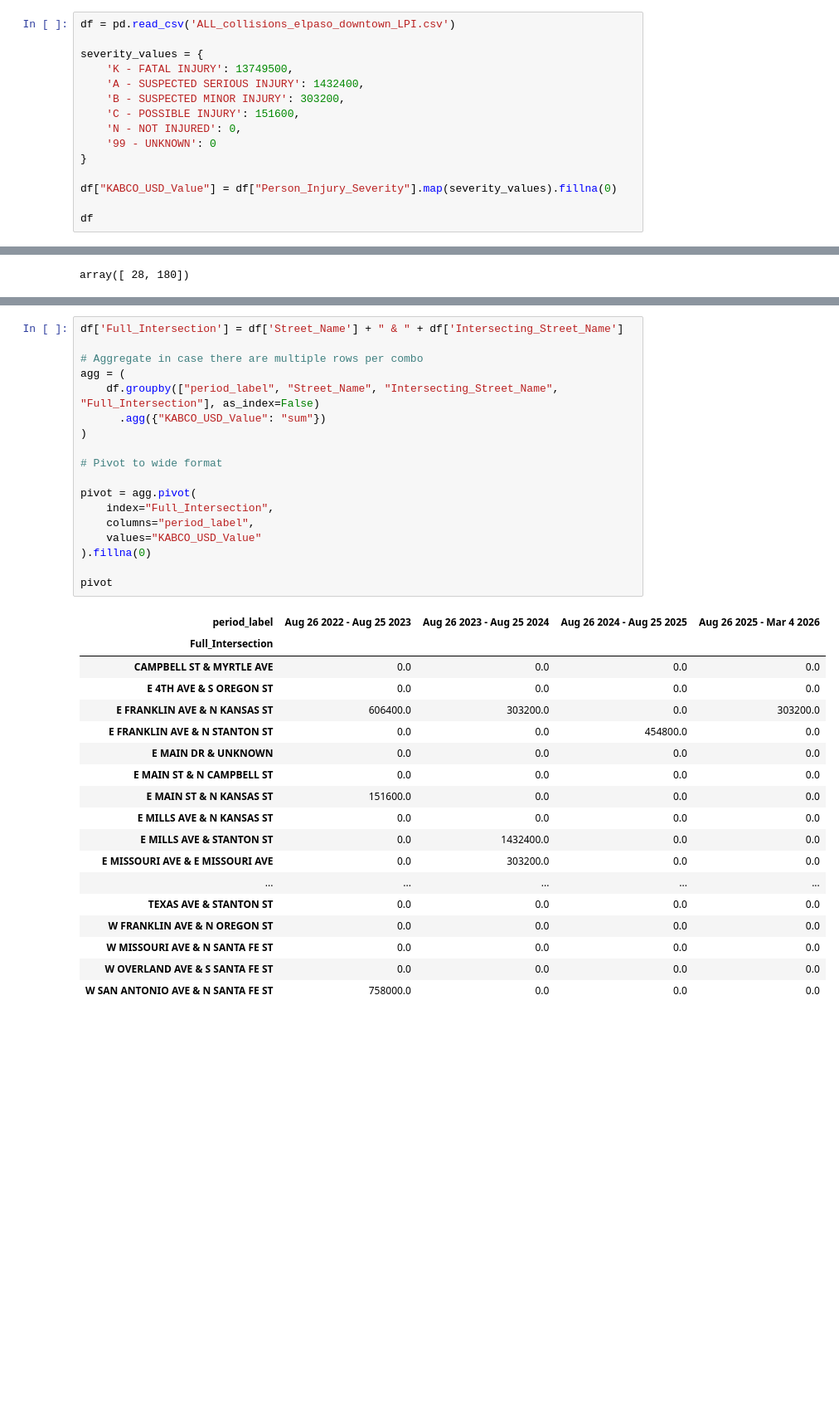
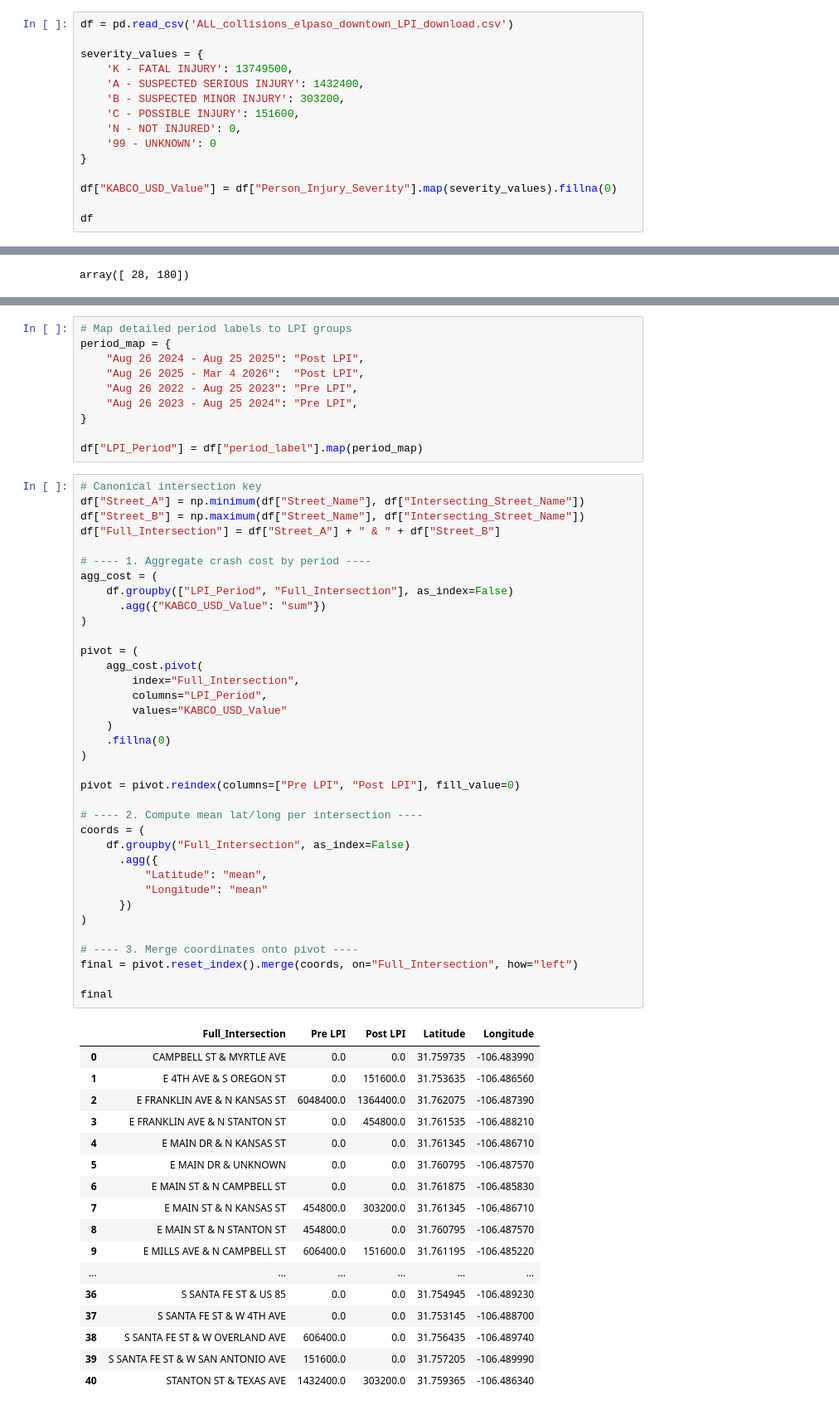
Before and after one commit to JoJo-eptx/el_paso_downtown_LPI_analysis, a Jupyter notebook: ep_collision_LPI_analysis.ipynb, the cells around one changed output, grey strips where cells are left out. Shown at 83% size. Drawn from its saved outputs; the diff is of its cells as text; blank space fills up the shorter version.

```diff
--- a/ep_collision_LPI_analysis.ipynb
+++ b/ep_collision_LPI_analysis.ipynb
@@ -8,5 +81,5 @@ from scipy.stats import fisher_exact
 # %%
-df = pd.read_csv('ALL_collisions_elpaso_downtown_LPI.csv')
+df = pd.read_csv('ALL_collisions_elpaso_downtown_LPI_download.csv')
 
 severity_values = {
     'K - FATAL INJURY': 13749500,
@@ -334,40 +407,67 @@ severity_counts
 | Aug 26 2023 - Aug 25 2024 | 2 | 13 | 56 | 22 | 126 | ... |
 | Aug 26 2024 - Aug 25 2025 | 0 | 0 | 13 | 23 | 96 | ... |
 | Aug 26 2025 - Mar 4 2026 | 0 | 0 | 15 | 16 | 45 | ... |
+# %%
+# Map detailed period labels to LPI groups
+period_map = {
+    "Aug 26 2024 - Aug 25 2025": "Post LPI",
+    "Aug 26 2025 - Mar 4 2026":  "Post LPI",
+    "Aug 26 2022 - Aug 25 2023": "Pre LPI",
+    "Aug 26 2023 - Aug 25 2024": "Pre LPI",
+}
+
+df["LPI_Period"] = df["period_label"].map(period_map)
 # %%
-df['Full_Intersection'] = df['Street_Name'] + " & " + df['Intersecting_Street_Name']
+# Canonical intersection key
+df["Street_A"] = np.minimum(df["Street_Name"], df["Intersecting_Street_Name"])
+df["Street_B"] = np.maximum(df["Street_Name"], df["Intersecting_Street_Name"])
+df["Full_Intersection"] = df["Street_A"] + " & " + df["Street_B"]
 
-# Aggregate in case there are multiple rows per combo
-agg = (
-    df.groupby(["period_label", "Street_Name", "Intersecting_Street_Name", "Full_Intersection"], as_index=False)
+# ---- 1. Aggregate crash cost by period ----
+agg_cost = (
+    df.groupby(["LPI_Period", "Full_Intersection"], as_index=False)
       .agg({"KABCO_USD_Value": "sum"})
 )
 
-# Pivot to wide format
+pivot = (
+    agg_cost.pivot(
+        index="Full_Intersection",
+        columns="LPI_Period",
+        values="KABCO_USD_Value"
+    )
+    .fillna(0)
+)
 
-pivot = agg.pivot(
-    index="Full_Intersection",
-    columns="period_label",
-    values="KABCO_USD_Value"
-).fillna(0)
+pivot = pivot.reindex(columns=["Pre LPI", "Post LPI"], fill_value=0)
 
-pivot
+# ---- 2. Compute mean lat/long per intersection ----
+coords = (
+    df.groupby("Full_Intersection", as_index=False)
+      .agg({
+          "Latitude": "mean",
+          "Longitude": "mean"
+      })
+)
+
+# ---- 3. Merge coordinates onto pivot ----
+final = pivot.reset_index().merge(coords, on="Full_Intersection", how="left")
+
+final
 # %% [output]
-| period_label | Aug 26 2022 - Aug 25 2023 | Aug 26 2023 - Aug 25 2024 | Aug 26 2024 - Aug 25 2025 | Aug 26 2025 - Mar 4 2026 |
-| Full_Intersection |  |  |  |  |
-| CAMPBELL ST & MYRTLE AVE | 0.0 | 0.0 | 0.0 | 0.0 |
-| E 4TH AVE & S OREGON ST | 0.0 | 0.0 | 0.0 | 0.0 |
-| E FRANKLIN AVE & N KANSAS ST | 606400.0 | 303200.0 | 0.0 | 303200.0 |
-| E FRANKLIN AVE & N STANTON ST | 0.0 | 0.0 | 454800.0 | 0.0 |
-| E MAIN DR & UNKNOWN | 0.0 | 0.0 | 0.0 | 0.0 |
-| E MAIN ST & N CAMPBELL ST | 0.0 | 0.0 | 0.0 | 0.0 |
-| E MAIN ST & N KANSAS ST | 151600.0 | 0.0 | 0.0 | 0.0 |
-| E MILLS AVE & N KANSAS ST | 0.0 | 0.0 | 0.0 | 0.0 |
-| E MILLS AVE & STANTON ST | 0.0 | 1432400.0 | 0.0 | 0.0 |
-| E MISSOURI AVE & E MISSOURI AVE | 0.0 | 303200.0 | 0.0 | 0.0 |
-| ... | ... | ... | ... | ... |
-| TEXAS AVE & STANTON ST | 0.0 | 0.0 | 0.0 | 0.0 |
-| W FRANKLIN AVE & N OREGON ST | 0.0 | 0.0 | 0.0 | 0.0 |
-| W MISSOURI AVE & N SANTA FE ST | 0.0 | 0.0 | 0.0 | 0.0 |
-| W OVERLAND AVE & S SANTA FE ST | 0.0 | 0.0 | 0.0 | 0.0 |
-| W SAN ANTONIO AVE & N SANTA FE ST | 758000.0 | 0.0 | 0.0 | 0.0 |
+|  | Full_Intersection | Pre LPI | Post LPI | Latitude | Longitude |
+| 0 | CAMPBELL ST & MYRTLE AVE | 0.0 | 0.0 | 31.759735 | -106.483990 |
+| 1 | E 4TH AVE & S OREGON ST | 0.0 | 151600.0 | 31.753635 | -106.486560 |
+| 2 | E FRANKLIN AVE & N KANSAS ST | 6048400.0 | 1364400.0 | 31.762075 | -106.487390 |
+| 3 | E FRANKLIN AVE & N STANTON ST | 0.0 | 454800.0 | 31.761535 | -106.488210 |
+| 4 | E MAIN DR & N KANSAS ST | 0.0 | 0.0 | 31.761345 | -106.486710 |
+| 5 | E MAIN DR & UNKNOWN | 0.0 | 0.0 | 31.760795 | -106.487570 |
+| 6 | E MAIN ST & N CAMPBELL ST | 0.0 | 0.0 | 31.761875 | -106.485830 |
+| 7 | E MAIN ST & N KANSAS ST | 454800.0 | 303200.0 | 31.761345 | -106.486710 |
+| 8 | E MAIN ST & N STANTON ST | 454800.0 | 0.0 | 31.760795 | -106.487570 |
+| 9 | E MILLS AVE & N CAMPBELL ST | 606400.0 | 151600.0 | 31.761195 | -106.485220 |
+| ... | ... | ... | ... | ... | ... |
+| 36 | S SANTA FE ST & US 85 | 0.0 | 0.0 | 31.754945 | -106.489230 |
+| 37 | S SANTA FE ST & W 4TH AVE | 0.0 | 0.0 | 31.753145 | -106.488700 |
+| 38 | S SANTA FE ST & W OVERLAND AVE | 606400.0 | 0.0 | 31.756435 | -106.489740 |
+| 39 | S SANTA FE ST & W SAN ANTONIO AVE | 151600.0 | 0.0 | 31.757205 | -106.489990 |
+| 40 | STANTON ST & TEXAS AVE | 1432400.0 | 303200.0 | 31.759365 | -106.486340 |
```
Also changed, not shown: parts of 6 cells of this notebook.
